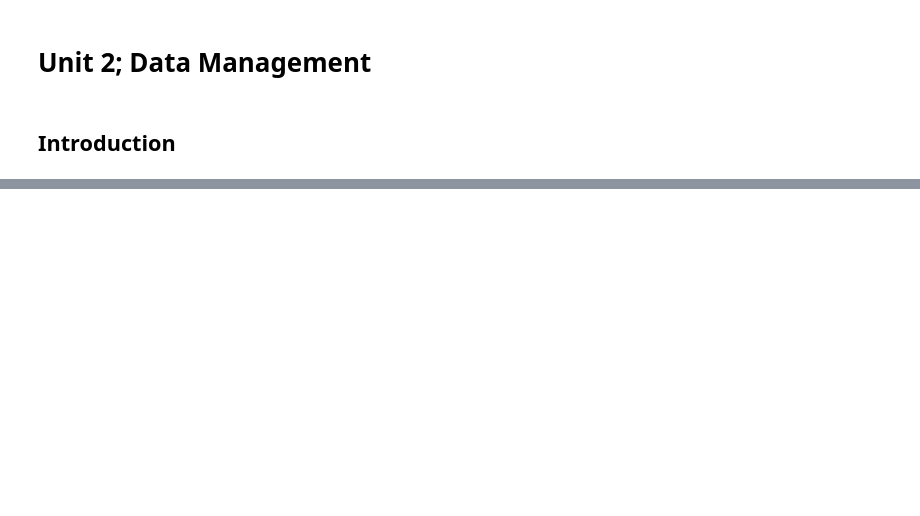
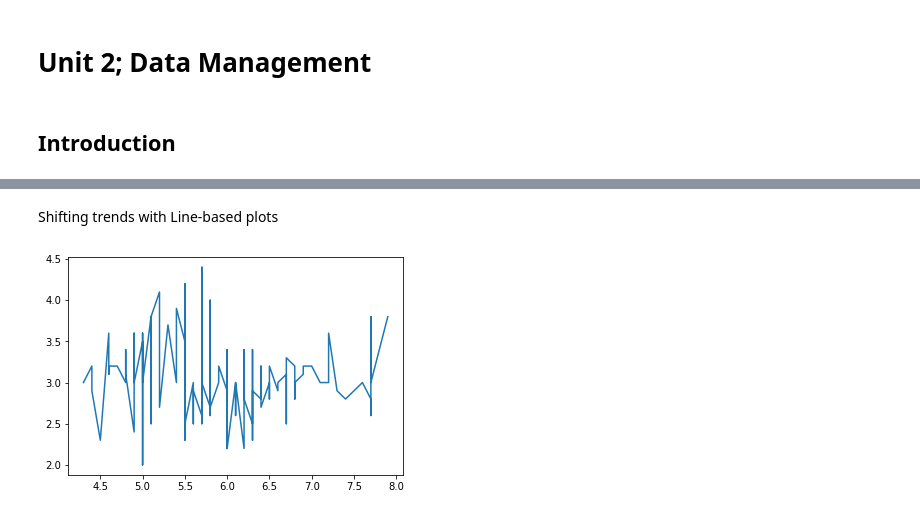
Before and after one commit to SomeoneInParticular/MDPR613_CourseMaterial, a Jupyter notebook: PythonCrashCourse/Unit3_PlottingData/MatPlotLibDemo.ipynb, the cells around one changed output, grey strips where cells are left out. Cells and saved outputs as stored; diff of their text form; code cells hidden in the pictures; blank space fills up the shorter version.

```diff
--- a/PythonCrashCourse/Unit3_PlottingData/MatPlotLibDemo.ipynb
+++ b/PythonCrashCourse/Unit3_PlottingData/MatPlotLibDemo.ipynb
@@ -270,0 +47,14 @@ np.floor_divide(7, 5)
+# %% [markdown]
+Shifting trends with Line-based plots
+# %%
+# Plot sepal length against width again
+plt.plot(
+  df.sort_values(by='Sepal Length')
+    .loc[:, 'Sepal Length'],
+  df.sort_values(by='Sepal Length')
+    .loc[:, 'Sepal Width']
+)
+plt.show()
+plt.close()
+# %% [output]
+[figure, added]
```
Also changed, not shown: parts of 69 cells of this notebook, 14 other files.
